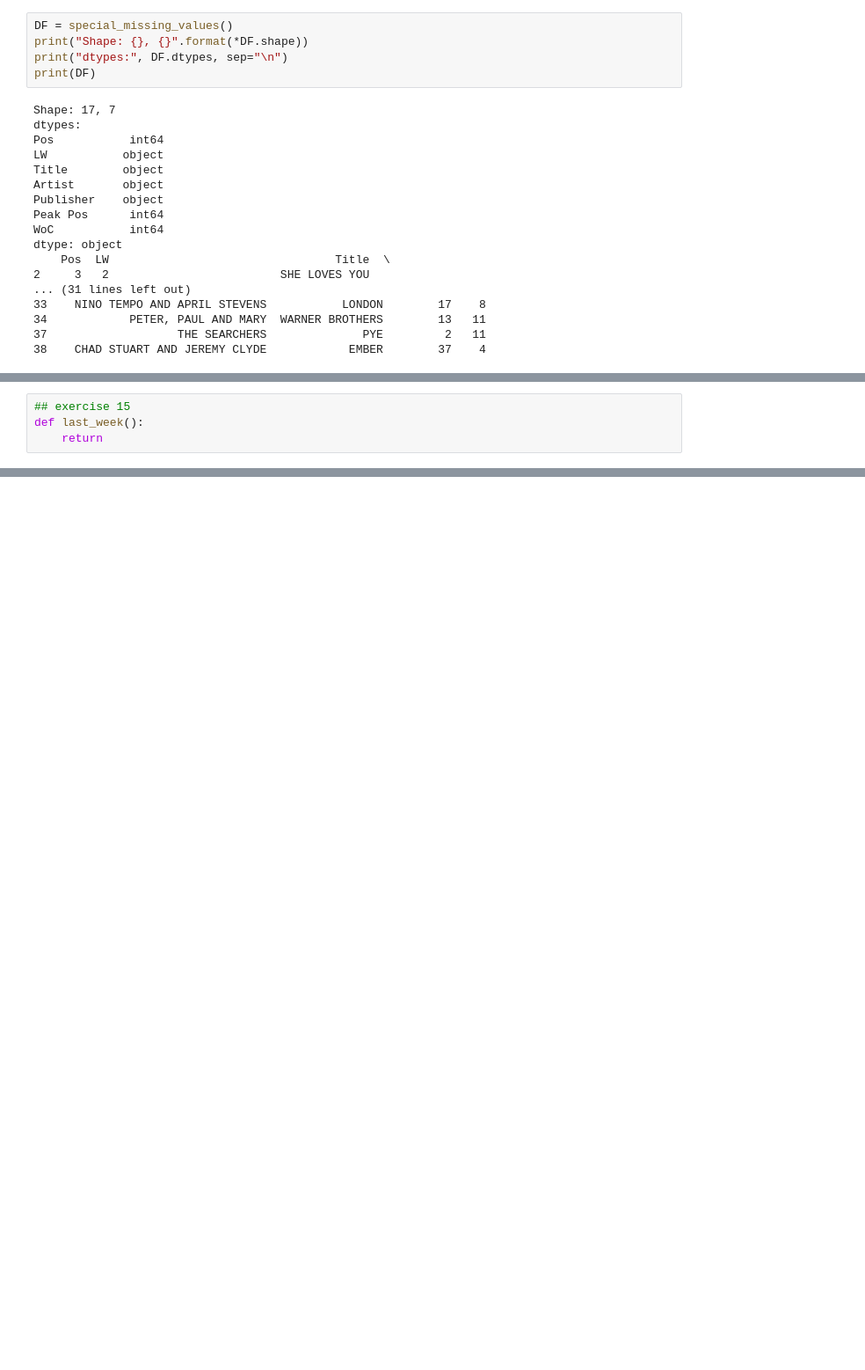
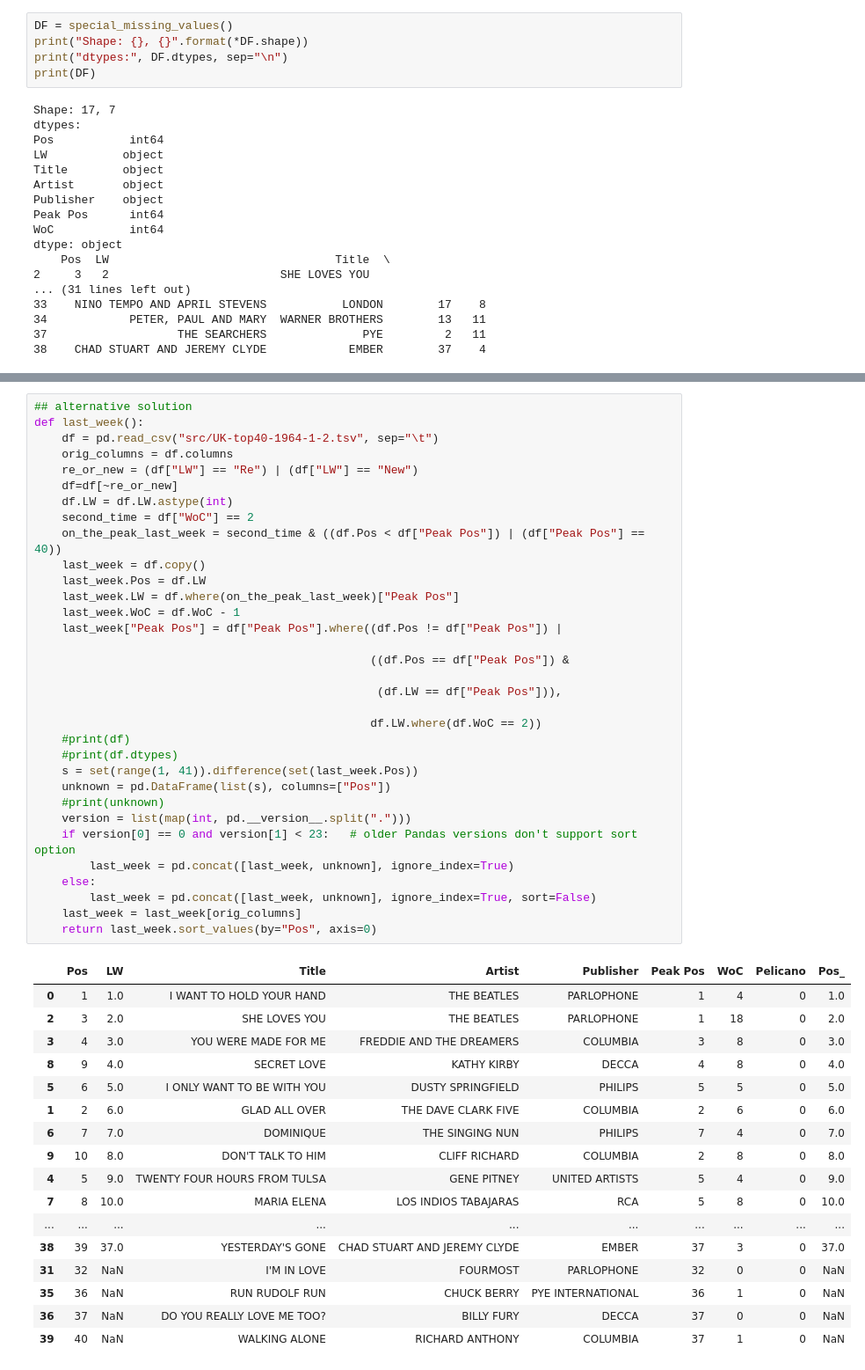
Before and after one commit to annassanchez/HY-2021-DataScience, a Jupyter notebook: week04/Week04.ipynb, the cells around one changed output, grey strips where cells are left out. Shown at 88% size. Drawn from its saved outputs; the diff is of its cells as text; blank space fills up the shorter version.

Commit message:
solution added for part04-e15

```diff
--- a/week04/Week04.ipynb
+++ b/week04/Week04.ipynb
@@ -678,4 +675,0 @@ TypeError: '>' not supported between instances of 'int' and 'str'
-# %%
-## exercise 15
-def last_week():
-    return
@@ -681,0 +728,51 @@ def last_week():
+# %%
+## alternative solution
+def last_week():
+    df = pd.read_csv("src/UK-top40-1964-1-2.tsv", sep="\t")
+    orig_columns = df.columns
+    re_or_new = (df["LW"] == "Re") | (df["LW"] == "New")
+    df=df[~re_or_new]
+    df.LW = df.LW.astype(int)
+    second_time = df["WoC"] == 2
+    on_the_peak_last_week = second_time & ((df.Pos < df["Peak Pos"]) | (df["Peak Pos"] == 40))
+    last_week = df.copy()
+    last_week.Pos = df.LW
+    last_week.LW = df.where(on_the_peak_last_week)["Peak Pos"]
+    last_week.WoC = df.WoC - 1
+    last_week["Peak Pos"] = df["Peak Pos"].where((df.Pos != df["Peak Pos"]) |
+
+                                                 ((df.Pos == df["Peak Pos"]) &
+
+                                                  (df.LW == df["Peak Pos"])),
+
+                                                 df.LW.where(df.WoC == 2))
+    #print(df)
+    #print(df.dtypes)
+    s = set(range(1, 41)).difference(set(last_week.Pos))
+    unknown = pd.DataFrame(list(s), columns=["Pos"])
+    #print(unknown)
+    version = list(map(int, pd.__version__.split(".")))
+    if version[0] == 0 and version[1] < 23:   # older Pandas versions don't support sort option
+        last_week = pd.concat([last_week, unknown], ignore_index=True)
+    else:
+        last_week = pd.concat([last_week, unknown], ignore_index=True, sort=False)
+    last_week = last_week[orig_columns]
+    return last_week.sort_values(by="Pos", axis=0)
+# %% [output]
+|  | Pos | LW | Title | Artist | Publisher | Peak Pos | WoC | Pelicano | Pos_ |
+| 0 | 1 | 1.0 | I WANT TO HOLD YOUR HAND | THE BEATLES | PARLOPHONE | 1 | 4 | 0 | 1.0 |
+| 2 | 3 | 2.0 | SHE LOVES YOU | THE BEATLES | PARLOPHONE | 1 | 18 | 0 | 2.0 |
+| 3 | 4 | 3.0 | YOU WERE MADE FOR ME | FREDDIE AND THE DREAMERS | COLUMBIA | 3 | 8 | 0 | 3.0 |
+| 8 | 9 | 4.0 | SECRET LOVE | KATHY KIRBY | DECCA | 4 | 8 | 0 | 4.0 |
+| 5 | 6 | 5.0 | I ONLY WANT TO BE WITH YOU | DUSTY SPRINGFIELD | PHILIPS | 5 | 5 | 0 | 5.0 |
+| 1 | 2 | 6.0 | GLAD ALL OVER | THE DAVE CLARK FIVE | COLUMBIA | 2 | 6 | 0 | 6.0 |
+| 6 | 7 | 7.0 | DOMINIQUE | THE SINGING NUN | PHILIPS | 7 | 4 | 0 | 7.0 |
+| 9 | 10 | 8.0 | DON'T TALK TO HIM | CLIFF RICHARD | COLUMBIA | 2 | 8 | 0 | 8.0 |
+| 4 | 5 | 9.0 | TWENTY FOUR HOURS FROM TULSA | GENE PITNEY | UNITED ARTISTS | 5 | 4 | 0 | 9.0 |
+| 7 | 8 | 10.0 | MARIA ELENA | LOS INDIOS TABAJARAS | RCA | 5 | 8 | 0 | 10.0 |
+| ... | ... | ... | ... | ... | ... | ... | ... | ... | ... |
+| 38 | 39 | 37.0 | YESTERDAY'S GONE | CHAD STUART AND JEREMY CLYDE | EMBER | 37 | 3 | 0 | 37.0 |
+| 31 | 32 | NaN | I'M IN LOVE | FOURMOST | PARLOPHONE | 32 | 0 | 0 | NaN |
+| 35 | 36 | NaN | RUN RUDOLF RUN | CHUCK BERRY | PYE INTERNATIONAL | 36 | 1 | 0 | NaN |
+| 36 | 37 | NaN | DO YOU REALLY LOVE ME TOO? | BILLY FURY | DECCA | 37 | 0 | 0 | NaN |
+| 39 | 40 | NaN | WALKING ALONE | RICHARD ANTHONY | COLUMBIA | 37 | 1 | 0 | NaN |
```
Also changed, not shown: parts of 3 cells of this notebook.
